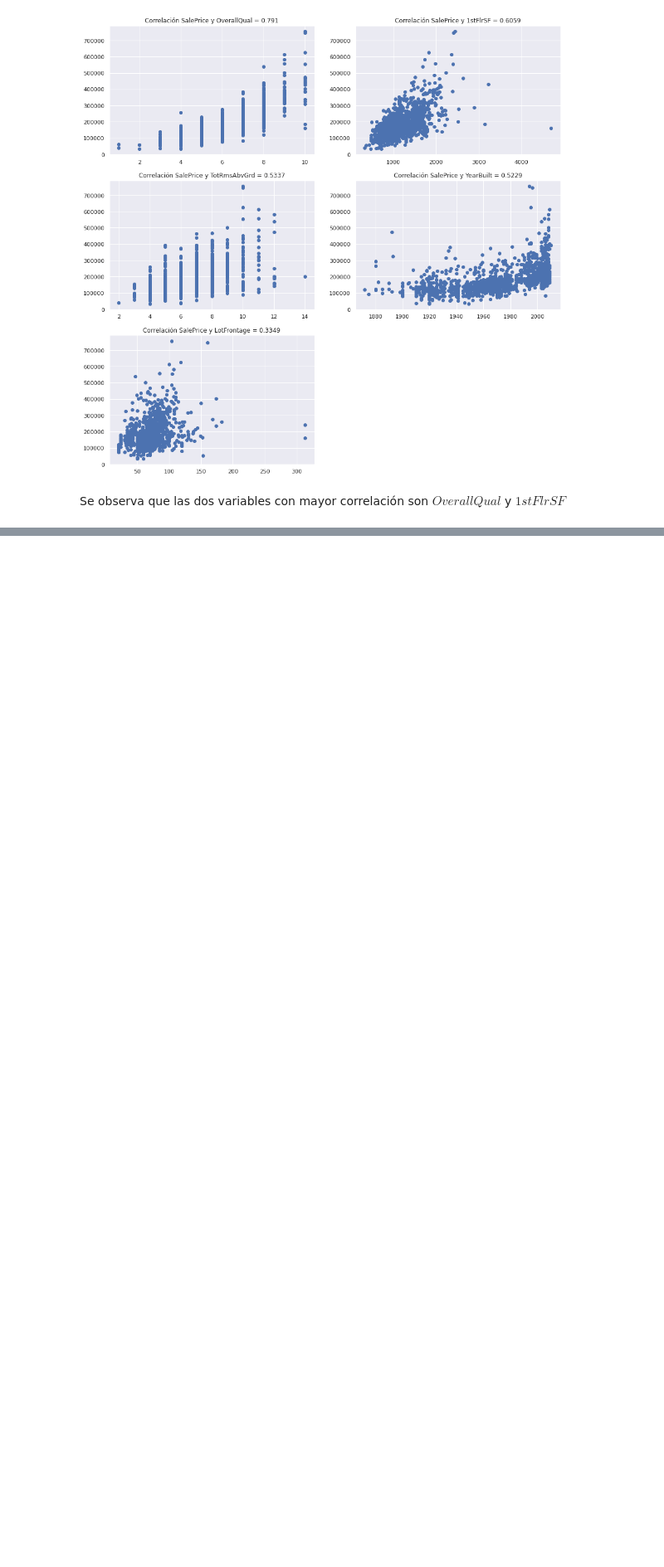
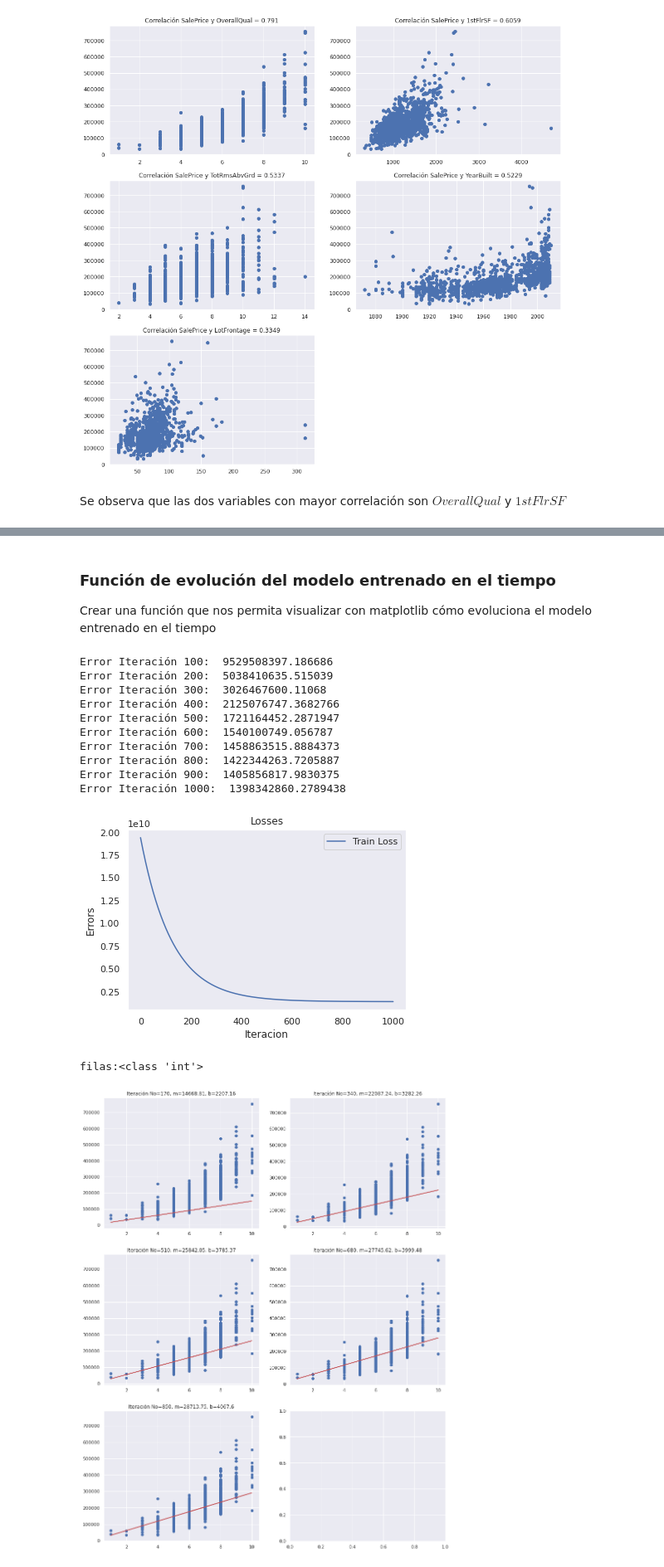
Before and after one commit to lmflorian/DCP, a Jupyter notebook: Proyecto/Proyecto_Final-Luis_Florian.ipynb, the cells around one changed output, grey strips where cells are left out. Shown: that part at 83% size. Drawn from its saved outputs; the diff is of its cells as text; code cells hidden in the pictures; blank space fills up the shorter version.

Commit message:
final plots

```diff
--- a/Proyecto/Proyecto_Final-Luis_Florian.ipynb
+++ b/Proyecto/Proyecto_Final-Luis_Florian.ipynb
@@ -192,0 +180,55 @@ Error Iteración 3:  1792.1806675481137
+# %% [markdown]
+### **Función de evolución del modelo entrenado en el tiempo**
+Crear una función que nos permita visualizar con matplotlib cómo evoluciona el modelo entrenado en el tiempo
+# %%
+def graphTraining(x,y,parametros, n):
+
+    #Ceiling division -(n // -d)
+    filas_plots = -((len(parametros)//n) // -2)
+
+    print(f"filas:{type(filas_plots)}")
+
+    f,axes = plt.subplots(filas_plots,2,sharex=False, figsize=(15,20))
+
+    xx = x.reshape(len(x),1)
+    xx = np.insert(xx,1,np.ones_like(x),axis=1) #Crear Matriz x de 2 columnas con "1"
+    pos = 1 #Graph Position
+
+    for i in range(n-1,len(modelo),n):  #Remembering first iteration starts at position 0
+        yhat = np.dot(xx,parametros[i]) #yhat = mx+b
+        m = round(parametros[i][0],2)
+        b = round(parametros[i][1],2)
+
+        plt.subplot(filas_plots,2,pos)
+        pos+=1
+
+
+        plt.scatter(x,y)
+        plt.plot(x,yhat, color='r')
+
+        plt.title(f"Iteración No={i+1}, m={m}, b={b}")
+
+    plt.show()
+# %%
+epochs = 1000
+error = 100
+lr = 0.0001
+#train[:,0] --> PriceSale
+#train[:,1] -->OverallQual
+modelo, errores = training(train[:,1],train[:,0],epochs,error,lr)
+graphErrores(errores)
+graphTraining(train[:,1],train[:,0],modelo,170)
+# %% [output]
+Error Iteración 100:  9529508397.186686
+Error Iteración 200:  5038410635.515039
+Error Iteración 300:  3026467600.11068
+Error Iteración 400:  2125076747.3682766
+Error Iteración 500:  1721164452.2871947
+Error Iteración 600:  1540100749.056787
+Error Iteración 700:  1458863515.8884373
+Error Iteración 800:  1422344263.7205887
+Error Iteración 900:  1405856817.9830375
+Error Iteración 1000:  1398342860.2789438
+[figure, added]
+filas:<class 'int'>
+[figure, added]
```
Also changed, not shown: parts of 10 cells of this notebook.
